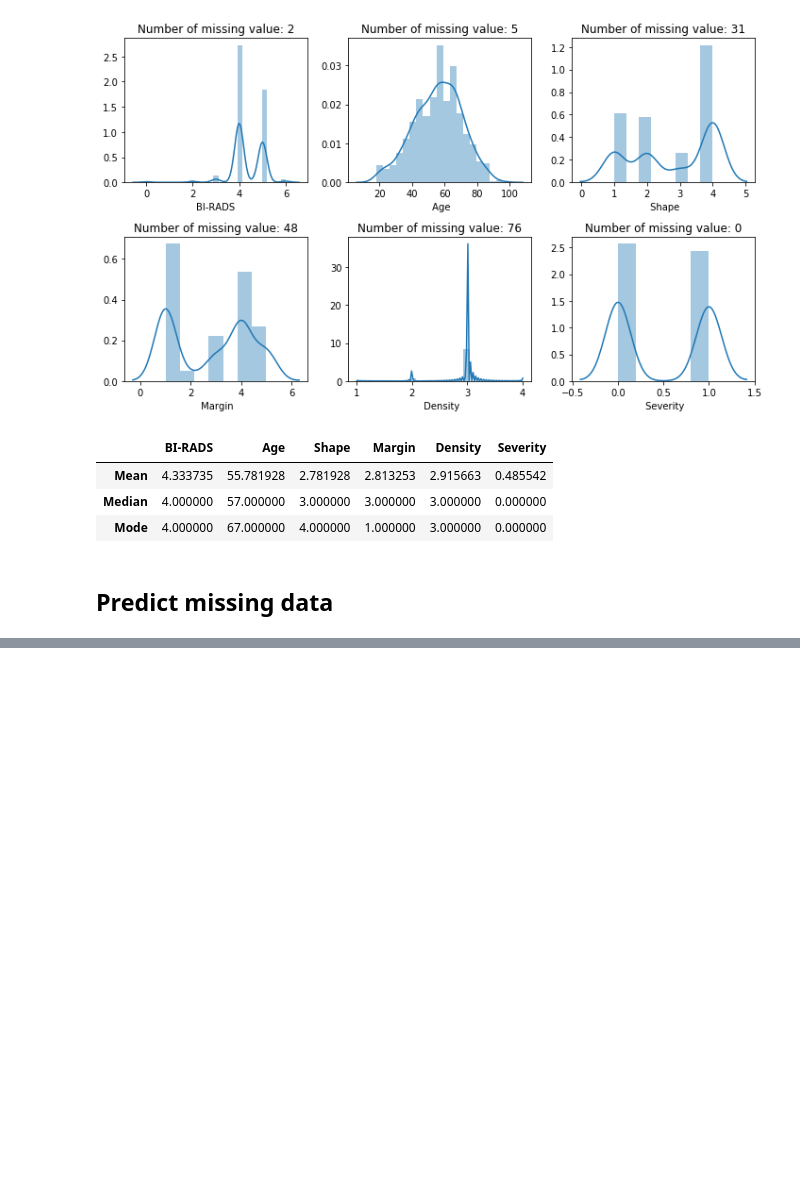
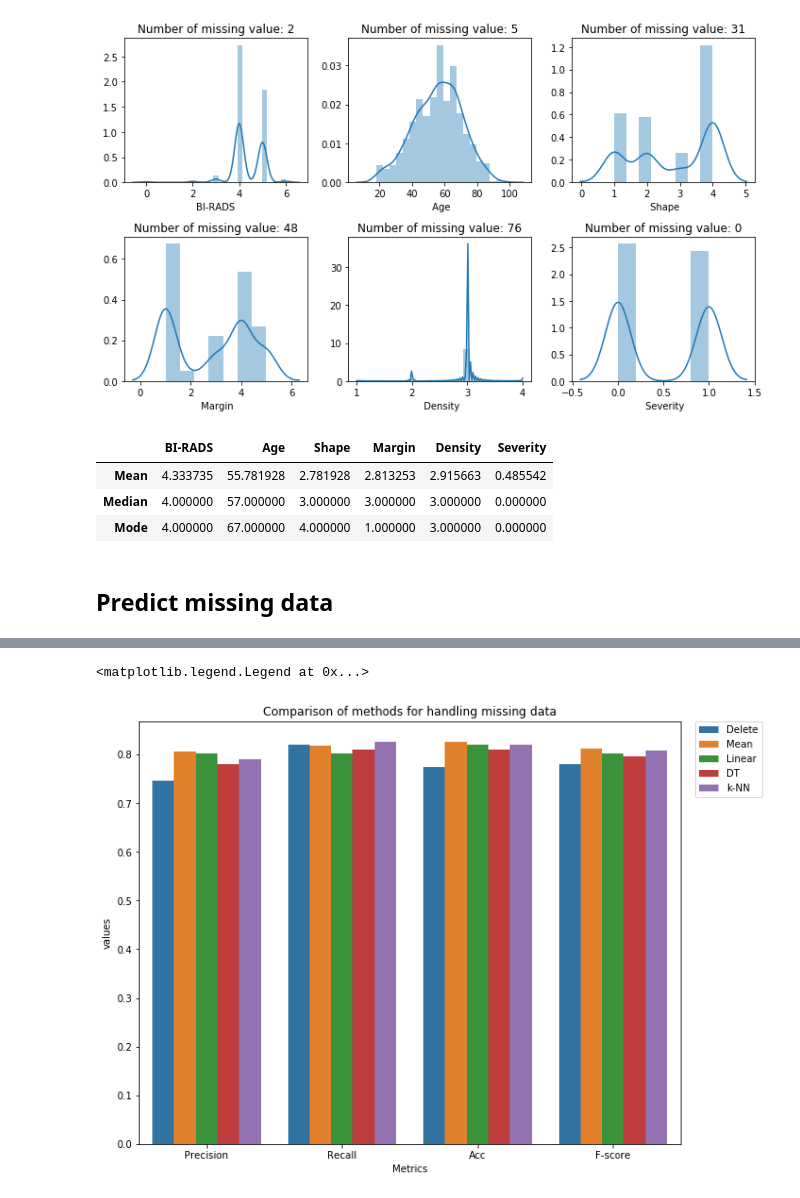
Before and after one commit to baibai25/en_2019, a Jupyter notebook: missing_value.ipynb, the cells around one changed output, grey strips where cells are left out. Saved outputs shown, nothing was run; the diff lists cells and outputs as text; code cells hidden in the pictures; blank space fills up the shorter version.

```diff
--- a/missing_value.ipynb
+++ b/missing_value.ipynb
@@ -126,0 +211,19 @@ statistics
+# %%
+def calc_metrics(y_test, y_pred):
+    pre = metrics.precision_score(y_test, y_pred)
+    recall = metrics.recall_score(y_test, y_pred)
+    acc = metrics.accuracy_score(y_test, y_pred)
+    f1 = metrics.f1_score(y_test, y_pred)
+    metrics_list = [pre, recall, acc, f1]
+
+    return metrics_list
+# %%
+result = []
+
+for i in range(len(clf)):
+    y_pred = clf[i].predict(data[i][1])
+    result.append(calc_metrics(data[i][3], y_pred))
+# %%
+result_df = pd.DataFrame(result, columns=['Precision', 'Recall', 'Acc', 'F-score'])
+result_df = result_df.assign(Method=['Delete', 'Mean', 'Linear', 'DT', 'k-NN'])
+result_df = result_df[['Method', 'Precision', 'Recall', 'Acc', 'F-score']]
@@ -126,0 +239,3 @@ statistics
+# %%
+result_mlt = pd.melt(result_df, id_vars='Method', var_name='Metrics', value_name='values')
+result_mlt.head()
@@ -126,0 +249,8 @@ statistics
+# %%
+plt.figure(figsize=(10, 8))
+sns.barplot(x='Metrics', y='values', hue='Method', data=result_mlt)
+plt.title('Comparison of methods for handling missing data')
+plt.legend(loc='best', bbox_to_anchor=(1.15, 1), borderaxespad=0)
+# %% [output]
+<matplotlib.legend.Legend at 0x...>
+[figure, added]
```
Also changed, not shown: parts of 23 cells of this notebook.
